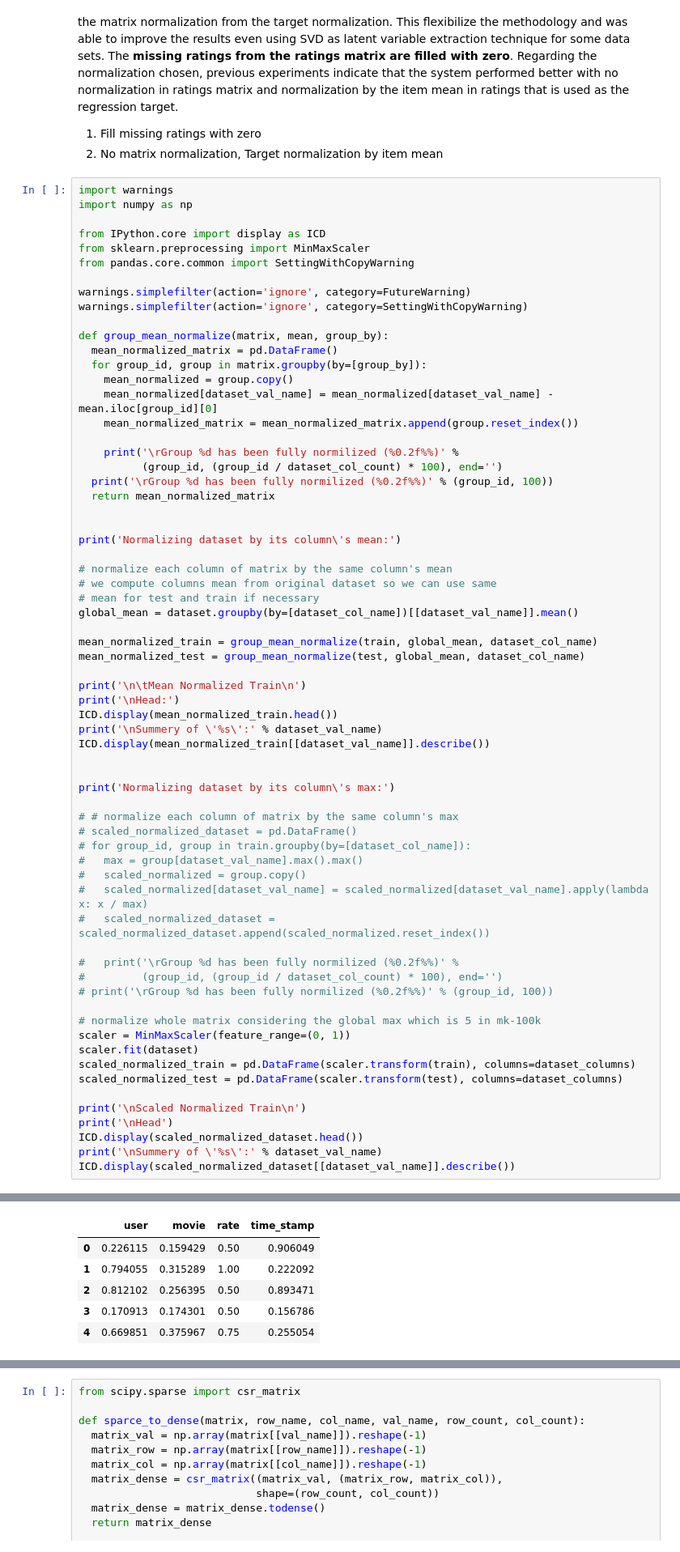
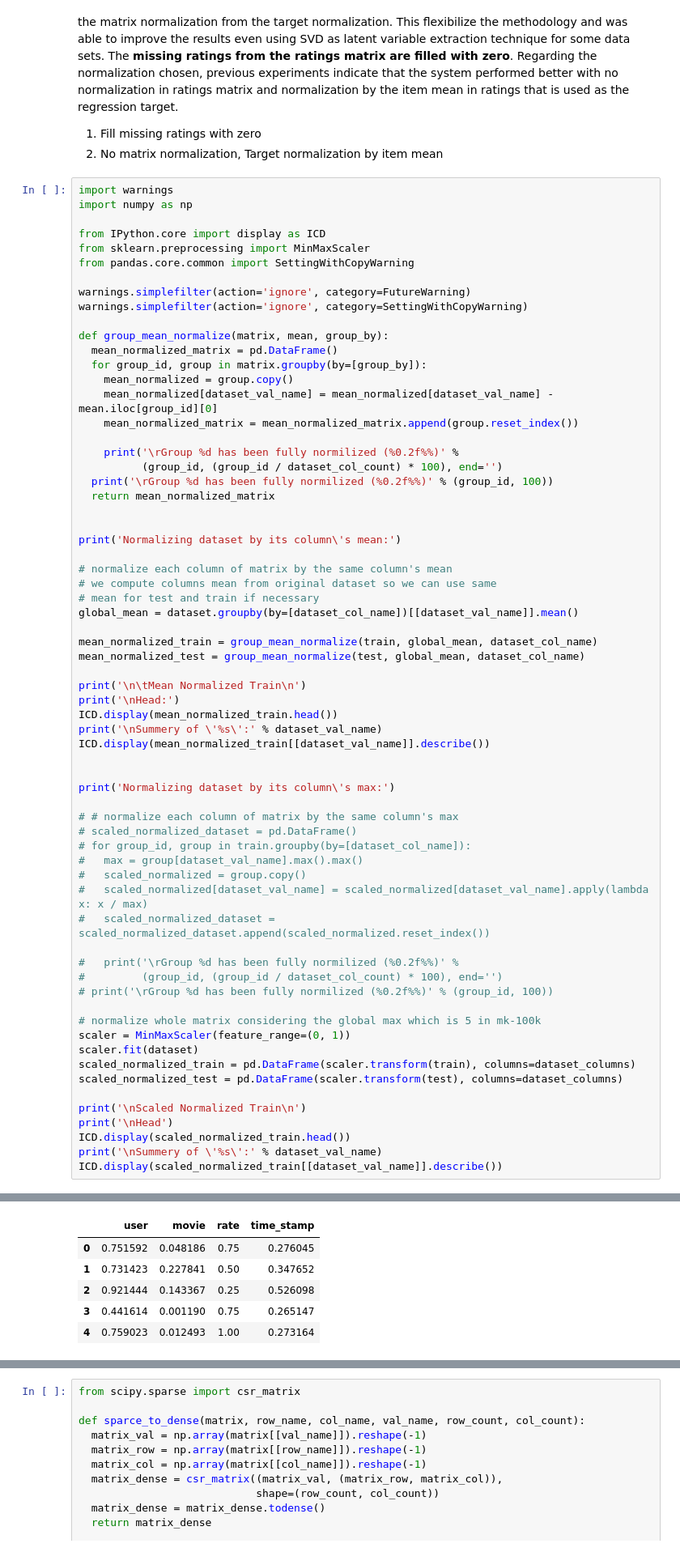
Before and after one commit to MohammadJamali/RecommenderSystems, a Jupyter notebook: COFILS.ipynb, the cells around one changed output, grey strips where cells are left out. Shown at 81% size. Drawn from its saved outputs; the diff is of its cells as text.

```diff
--- a/COFILS.ipynb
+++ b/COFILS.ipynb
@@ -153,9 +153,9 @@ scaled_normalized_test = pd.DataFrame(scaler.transform(test), columns=dataset_co
 
 print('\nScaled Normalized Train\n')
 print('\nHead')
-ICD.display(scaled_normalized_dataset.head())
+ICD.display(scaled_normalized_train.head())
 print('\nSummery of \'%s\':' % dataset_val_name)
-ICD.display(scaled_normalized_dataset[[dataset_val_name]].describe())
+ICD.display(scaled_normalized_train[[dataset_val_name]].describe())
 # %% [output]
 Normalizing dataset by its column's mean:
 Group 1681 has been fully normilized (100.00%)
@@ -179,20 +179,20 @@ Summery of 'rate':
 | min | 1.000000 |
 | 25% | 3.000000 |
 | 50% | 4.000000 |
 | 75% | 4.000000 |
 | max | 5.000000 |
 Normalizing dataset by its column's max:
 
 Scaled Normalized Train
 
 
 Head
 |  | user | movie | rate | time_stamp |
-| 0 | 0.226115 | 0.159429 | 0.50 | 0.906049 |
-| 1 | 0.794055 | 0.315289 | 1.00 | 0.222092 |
-| 2 | 0.812102 | 0.256395 | 0.50 | 0.893471 |
-| 3 | 0.170913 | 0.174301 | 0.50 | 0.156786 |
-| 4 | 0.669851 | 0.375967 | 0.75 | 0.255054 |
+| 0 | 0.751592 | 0.048186 | 0.75 | 0.276045 |
+| 1 | 0.731423 | 0.227841 | 0.50 | 0.347652 |
+| 2 | 0.921444 | 0.143367 | 0.25 | 0.526098 |
+| 3 | 0.441614 | 0.001190 | 0.75 | 0.265147 |
+| 4 | 0.759023 | 0.012493 | 1.00 | 0.273164 |
 Summery of 'rate':
 |  | rate |
 | count | 90000.000000 |
```
Also changed, not shown: parts of 7 cells of this notebook.
